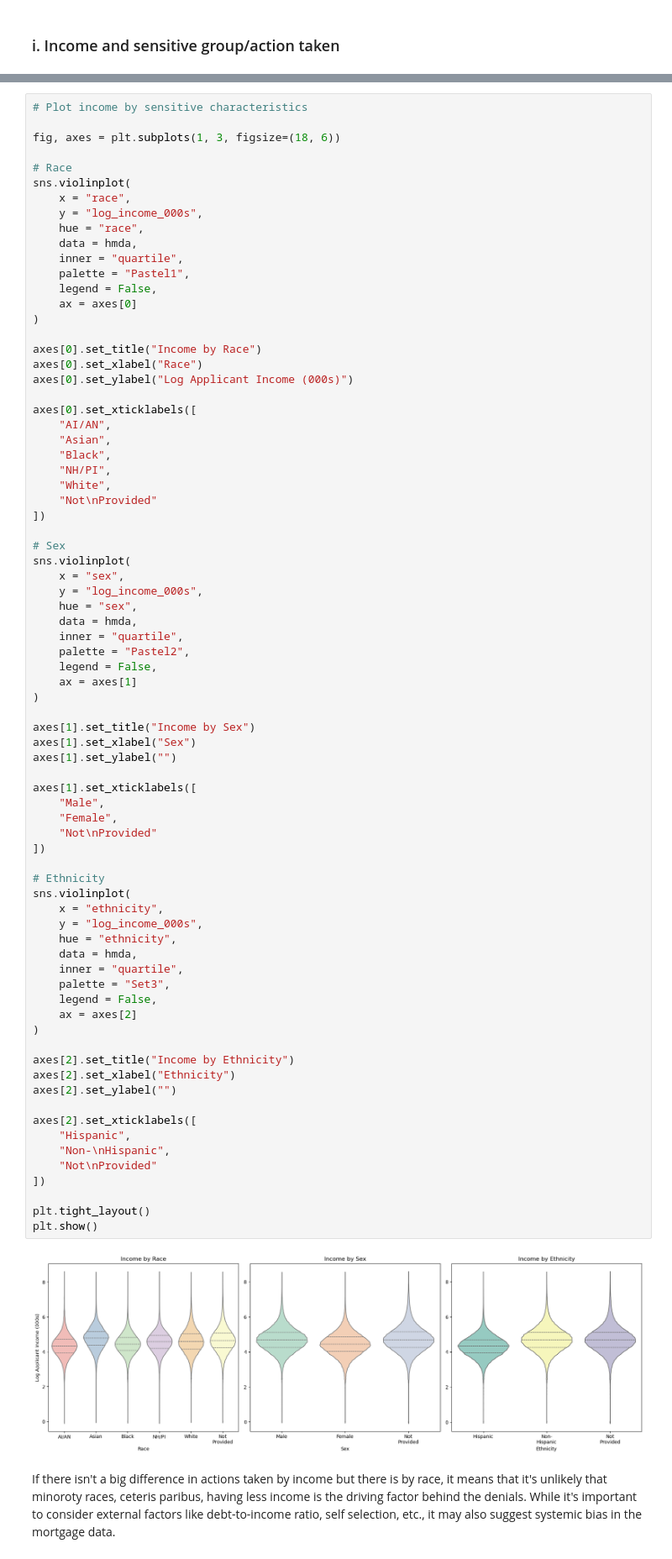
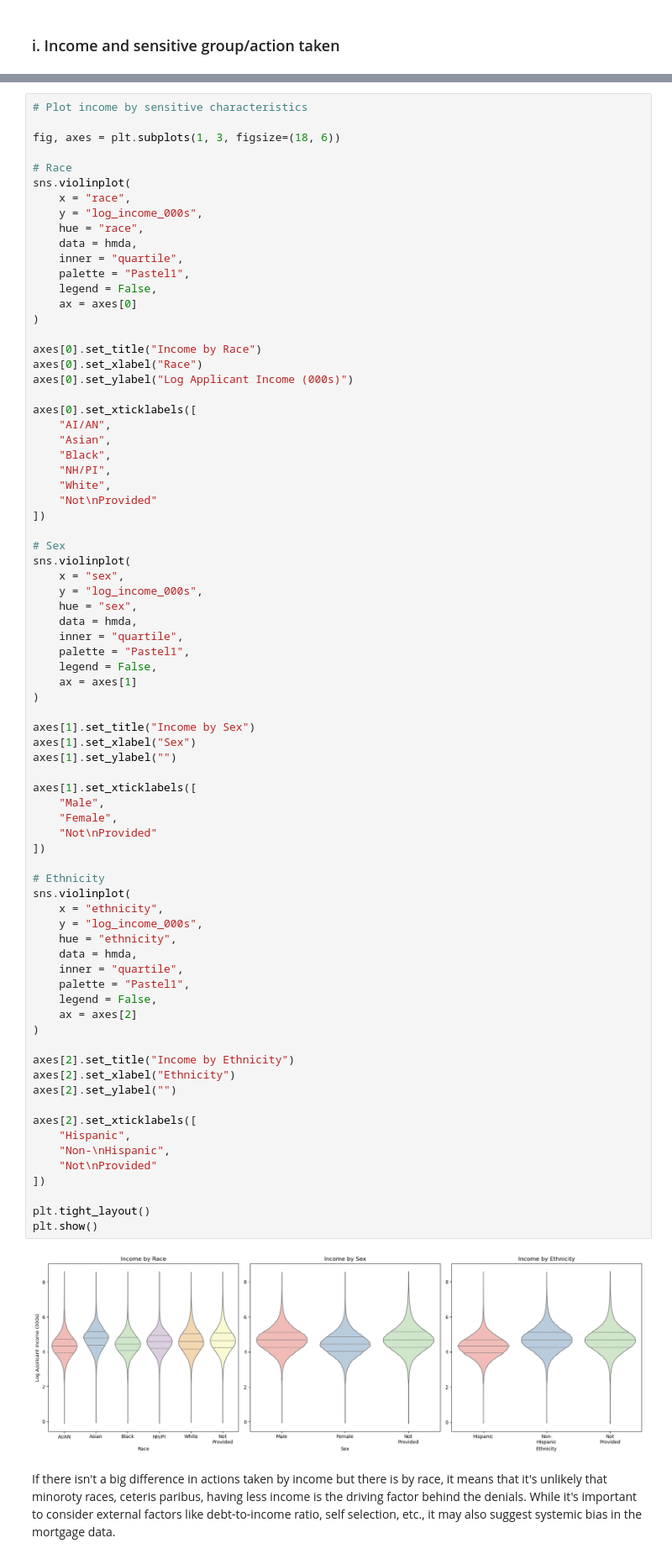
Before and after one commit to jdhilee/fairness_smoke_alarm, a Jupyter notebook: src/eda_hmda_2007_2017.ipynb, the cells around one changed output, grey strips where cells are left out. Shown at 84% size. Cells and saved outputs as stored; diff of their text form.

```diff
--- a/src/eda_hmda_2007_2017.ipynb
+++ b/src/eda_hmda_2007_2017.ipynb
@@ -1331,7 +1390,7 @@ sns.violinplot(
     hue = "sex",
     data = hmda,
     inner = "quartile",
-    palette = "Pastel2",
+    palette = "Pastel1",
     legend = False,
     ax = axes[1]
 )
@@ -1343,35 +1402,35 @@ axes[1].set_ylabel("")
 axes[1].set_xticklabels([
     "Male",
     "Female",
     "Not\nProvided"
 ])
 
 # Ethnicity
 sns.violinplot(
     x = "ethnicity",
     y = "log_income_000s",
     hue = "ethnicity",
     data = hmda,
     inner = "quartile",
-    palette = "Set3",
+    palette = "Pastel1",
     legend = False,
     ax = axes[2]
 )
 
 axes[2].set_title("Income by Ethnicity")
 axes[2].set_xlabel("Ethnicity")
 axes[2].set_ylabel("")
 
 axes[2].set_xticklabels([
     "Hispanic",
     "Non-\nHispanic",
     "Not\nProvided"
 ])
 
 plt.tight_layout()
 plt.show()
 # %% [output]
-[figure, old version]
+[figure, new version]
 # %% [markdown]
 If there isn't a big difference in actions taken by income but there is by race, it means that it's unlikely that minoroty races, ceteris paribus, having less income is the driving factor behind the denials. While it's important to consider external factors like debt-to-income ratio, self selection, etc., it may also suggest systemic bias in the mortgage data.
 # %% [markdown]
```
Also changed, not shown: parts of 4 cells of this notebook, 1 other file.
